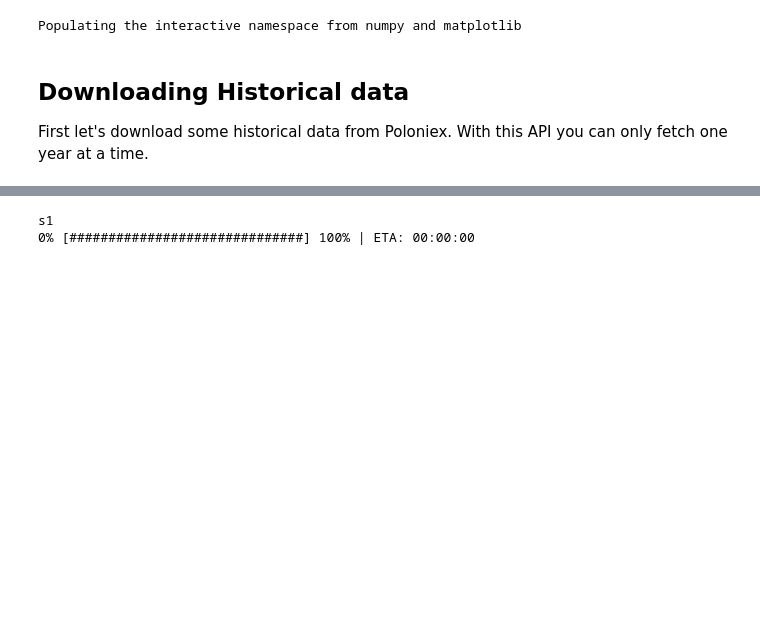
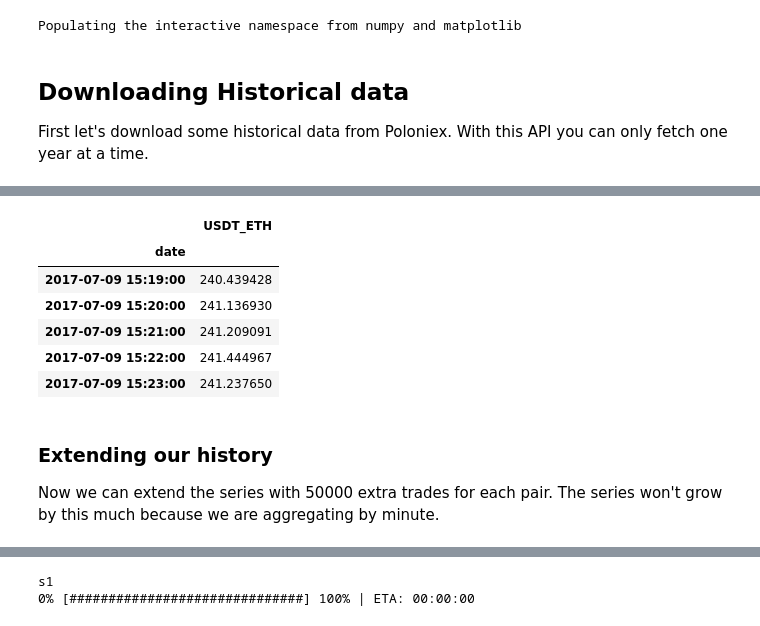
Before and after one commit to fccoelho/crypto_algo_trading, a Jupyter notebook: BT_based_backtesting.ipynb, the cells around one changed output, grey strips where cells are left out. Saved outputs shown, nothing was run; the diff lists cells and outputs as text; code cells hidden in the pictures; blank space fills up the shorter version.

```diff
--- a/BT_based_backtesting.ipynb
+++ b/BT_based_backtesting.ipynb
@@ -30,0 +77,14 @@ Downloading data from 2016-07-09 18:48:39.850286 to 2017-07-08 18:48:39.850286
+# %%
+rates['USDT_ETH'].tail()
+# %% [output]
+|  | USDT_ETH |
+| date |  |
+| 2017-07-09 15:19:00 | 240.439428 |
+| 2017-07-09 15:20:00 | 241.136930 |
+| 2017-07-09 15:21:00 | 241.209091 |
+| 2017-07-09 15:22:00 | 241.444967 |
+| 2017-07-09 15:23:00 | 241.237650 |
+# %% [markdown]
+### Extending our history
+
+Now we can extend the series with 50000 extra trades for each pair. The series won't grow by this much because we are aggregating by minute.
```
Also changed, not shown: parts of 10 cells of this notebook.
